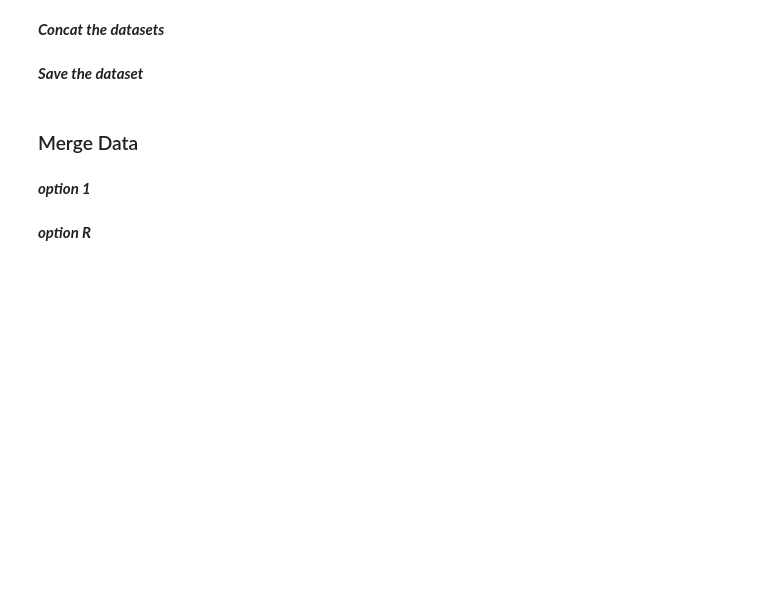
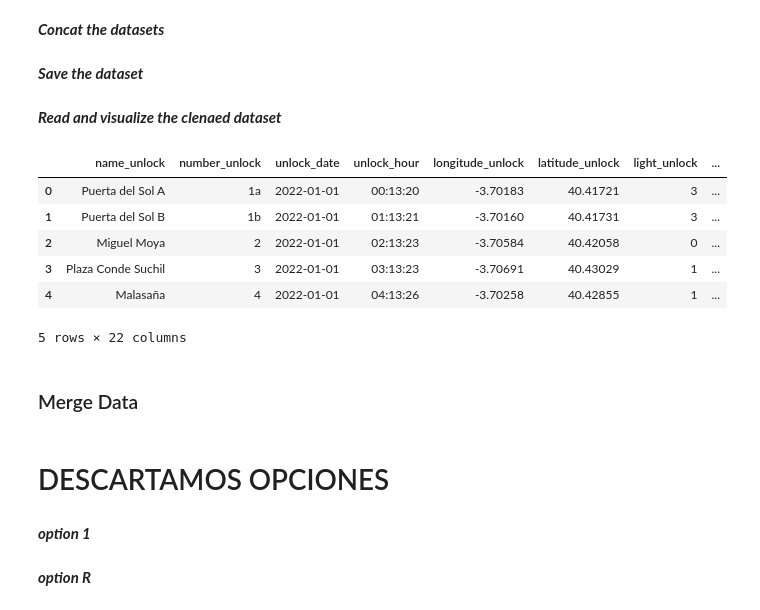
Before and after one commit to Proyect-Final-4Geeks-RJ/BiciMad_4geeks_ML, a Jupyter notebook: src/notebooks/clean_data.ipynb, the cells around one changed output. Cells and saved outputs as stored; diff of their text form; code cells hidden in the pictures; blank space fills up the shorter version.

```diff
--- a/src/notebooks/clean_data.ipynb
+++ b/src/notebooks/clean_data.ipynb
@@ -222,5 +179,21 @@ data_stations_final_unlock_lock.to_csv('../data/processed/clean_data_stations.cs
+# %% [markdown]
+***Read and visualize the clenaed dataset***
+# %%
+data_stations_clean_inferences = pd.read_csv(r'C:\Users\jlizo\Desktop\BiciMad_4geeks_ML\data\processed\clean_data_stations.csv', sep=',')
+# %%
+data_stations_clean_inferences.head()
+# %% [output]
+|  | name_unlock | number_unlock | unlock_date | unlock_hour | longitude_unlock | latitude_unlock | light_unlock | ... |
+| 0 | Puerta del Sol A | 1a | 2022-01-01 | 00:13:20 | -3.70183 | 40.41721 | 3 | ... |
+| 1 | Puerta del Sol B | 1b | 2022-01-01 | 01:13:21 | -3.70160 | 40.41731 | 3 | ... |
+| 2 | Miguel Moya | 2 | 2022-01-01 | 02:13:23 | -3.70584 | 40.42058 | 0 | ... |
+| 3 | Plaza Conde Suchil | 3 | 2022-01-01 | 03:13:23 | -3.70691 | 40.43029 | 1 | ... |
+| 4 | Malasaña | 4 | 2022-01-01 | 04:13:26 | -3.70258 | 40.42855 | 1 | ... |
+5 rows × 22 columns
 # %% [markdown]
 ### Merge Data
+# %% [markdown]
+# DESCARTAMOS OPCIONES
 # %% [markdown]
 ***option 1***
 # %%
```
Also changed, not shown: parts of 29 cells of this notebook.
